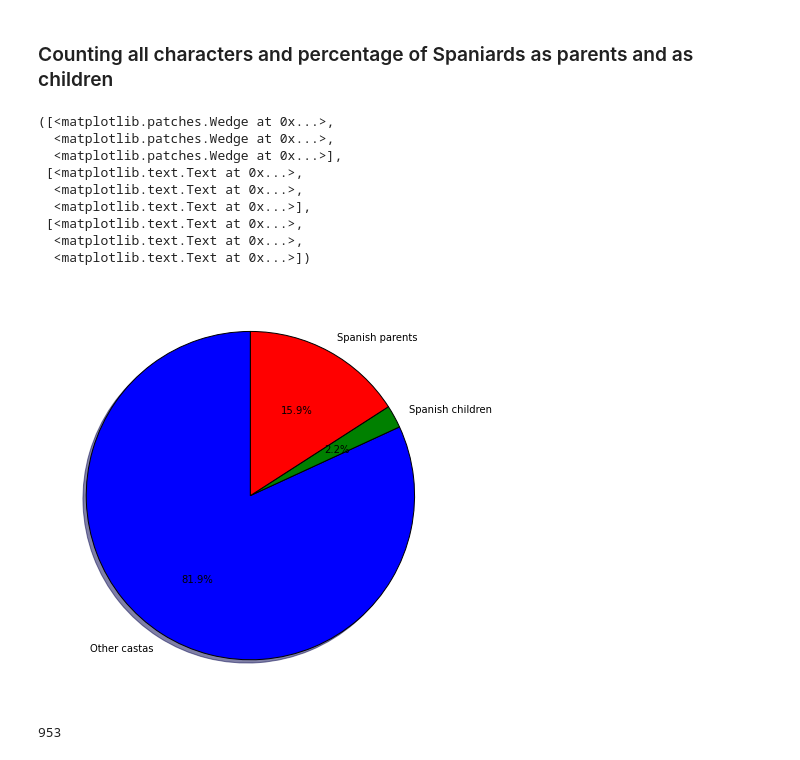
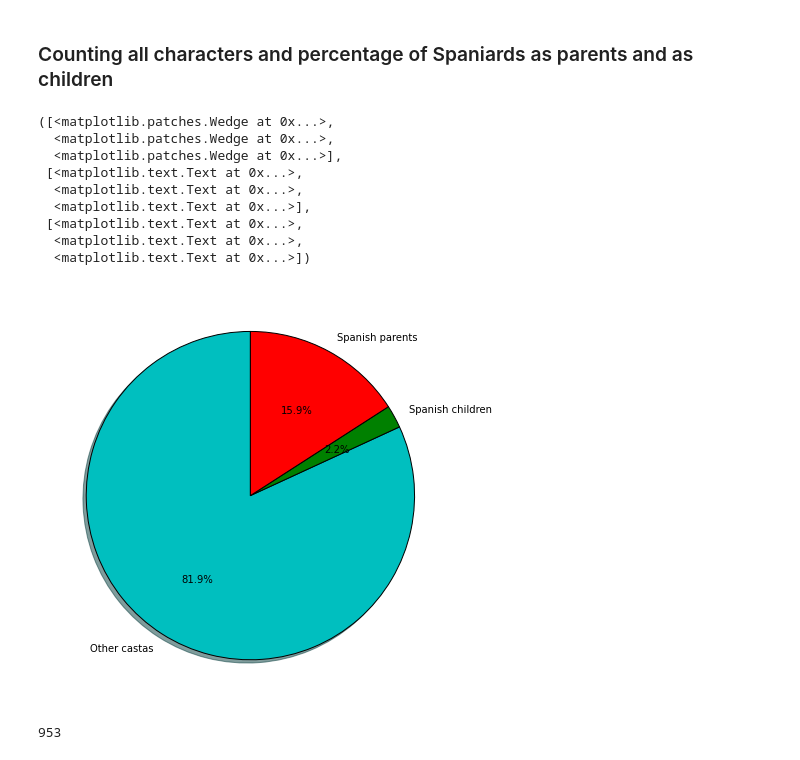
Before and after one commit to mavillard/castas, a Jupyter notebook: analysis.ipynb, the cells around one changed output. Cells and saved outputs as stored; diff of their text form; code cells hidden in the pictures.

```diff
--- a/analysis.ipynb
+++ b/analysis.ipynb
@@ -52,6 +52,9 @@ a = {
     # values
     'espanol': u'Espa\xf1ol ',
     'true': u'True',
+    'fighting': u'Hitting/Fighting',
+    'non-fighting': u'Fighting - non-physical',
+    'crying': u'Crying/upset/pleading',
 }
 # %% [markdown]
 ### Auxiliar methods
@@ -339,18 +342,18 @@ freq_spaniards = {
 # %%
 figure(1, figsize=(6,6))
 spaniards_and_others_sr = pd.Series(freq_spaniards)
-plt.pie(spaniards_and_others_sr, labels=spaniards_and_others_sr.keys(), autopct='%1.1f%%', shadow=True, startangle=90)
+plt.pie(spaniards_and_others_sr, labels=spaniards_and_others_sr.keys(), autopct='%1.1f%%', shadow=True, startangle=90, colors=['c','g','r'])
 # %% [output]
 ([<matplotlib.patches.Wedge at 0x...>,
   <matplotlib.patches.Wedge at 0x...>,
   <matplotlib.patches.Wedge at 0x...>],
  [<matplotlib.text.Text at 0x...>,
   <matplotlib.text.Text at 0x...>,
   <matplotlib.text.Text at 0x...>],
  [<matplotlib.text.Text at 0x...>,
   <matplotlib.text.Text at 0x...>,
   <matplotlib.text.Text at 0x...>])
-[figure, old version]
+[figure, new version]
 # %%
 total_others
 # %% [output]
```
Also changed, not shown: parts of 55 cells of this notebook.
